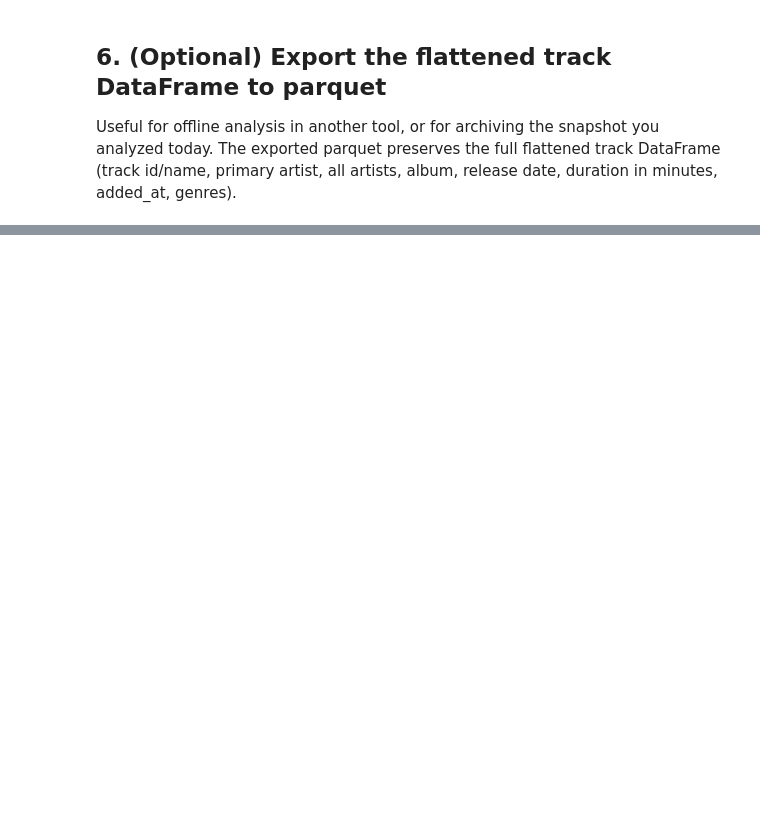
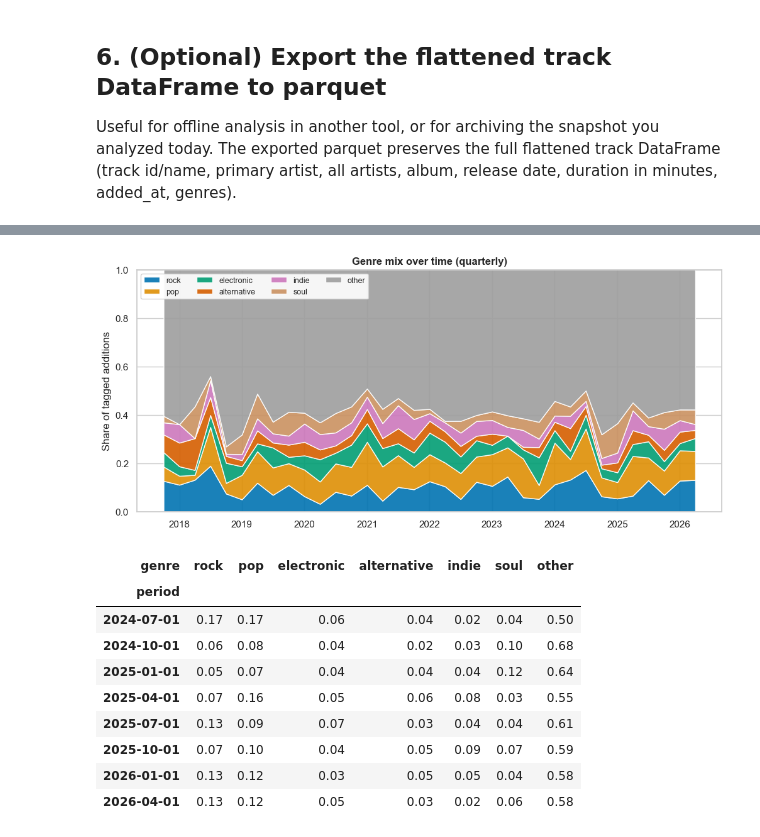
Before and after one commit to Bennet-B/py_spotify_project, a Jupyter notebook: notebooks/01_explore_playlist.ipynb, the cells around one changed output, grey strips where cells are left out. Saved outputs shown, nothing was run; the diff lists cells and outputs as text; code cells hidden in the pictures; blank space fills up the shorter version.

```diff
--- a/notebooks/01_explore_playlist.ipynb
+++ b/notebooks/01_explore_playlist.ipynb
@@ -166,0 +255,29 @@ if EXPORT:
+# %%
+shares = insights.genre_share_over_time(df, top_n=6, freq="Q")
+if shares.empty:
+    print("No genre data — set LASTFM_API_KEY to enable this panel.")
+else:
+    genre_cols = [c for c in shares.columns if c != "other"]
+    colors = list(sns.color_palette("colorblind", n_colors=len(genre_cols)))
+    if "other" in shares.columns:
+        colors.append((0.62, 0.62, 0.62))
+    fig, ax = plt.subplots(figsize=(12, 5))
+    ax.stackplot(shares.index, [shares[c] for c in shares.columns], labels=list(shares.columns), colors=colors, alpha=0.9)
+    ax.set_ylim(0, 1)
+    ax.set_ylabel("Share of tagged additions")
+    ax.set_title("Genre mix over time (quarterly)", fontsize=12, fontweight="bold")
+    ax.legend(loc="upper left", ncols=4, fontsize=9, framealpha=0.9)
+    plt.show()
+    display(shares.tail(8).round(2))
+# %% [output]
+[figure, added]
+| genre | rock | pop | electronic | alternative | indie | soul | other |
+| period |  |  |  |  |  |  |  |
+| 2024-07-01 | 0.17 | 0.17 | 0.06 | 0.04 | 0.02 | 0.04 | 0.50 |
+| 2024-10-01 | 0.06 | 0.08 | 0.04 | 0.02 | 0.03 | 0.10 | 0.68 |
+| 2025-01-01 | 0.05 | 0.07 | 0.04 | 0.04 | 0.04 | 0.12 | 0.64 |
+| 2025-04-01 | 0.07 | 0.16 | 0.05 | 0.06 | 0.08 | 0.03 | 0.55 |
+| 2025-07-01 | 0.13 | 0.09 | 0.07 | 0.03 | 0.04 | 0.04 | 0.61 |
+| 2025-10-01 | 0.07 | 0.10 | 0.04 | 0.05 | 0.09 | 0.07 | 0.59 |
+| 2026-01-01 | 0.13 | 0.12 | 0.03 | 0.05 | 0.05 | 0.04 | 0.58 |
+| 2026-04-01 | 0.13 | 0.12 | 0.05 | 0.03 | 0.02 | 0.06 | 0.58 |
```
Also changed, not shown: parts of 28 cells of this notebook.
